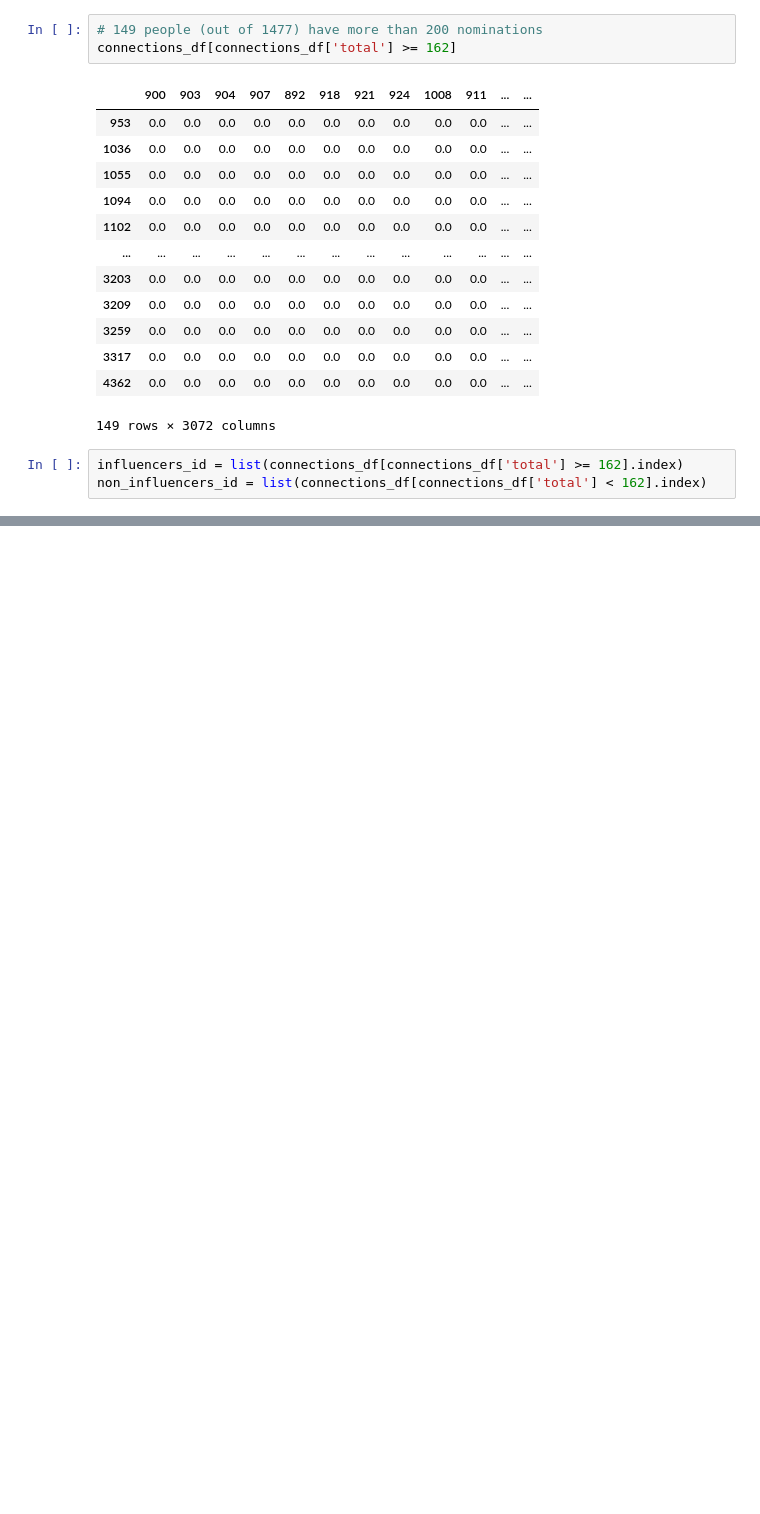
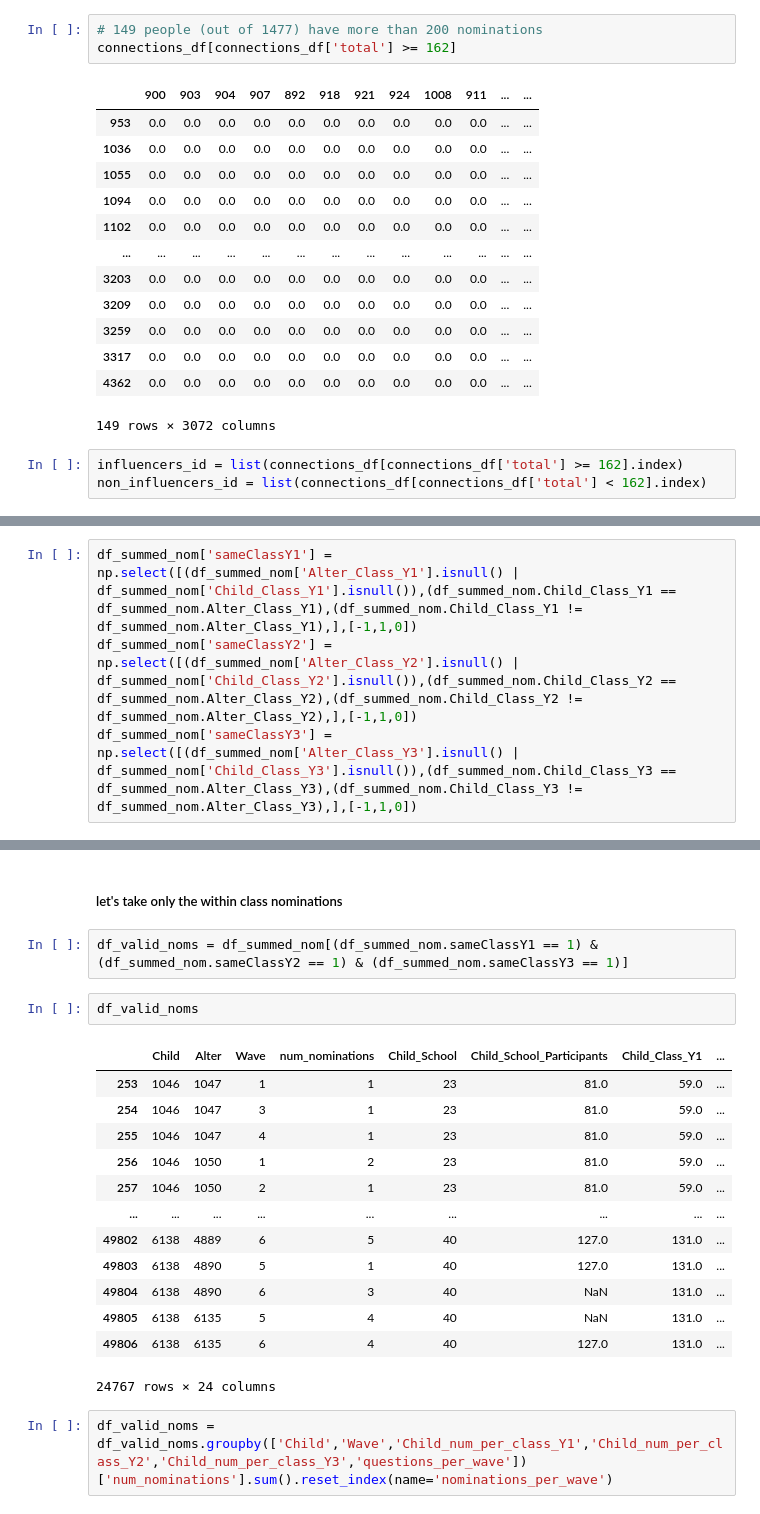
Before and after one commit to MovezNetwork/InfluencersPrediction, a Jupyter notebook: notebooks/EDA_Influencers.ipynb, the cells around one changed output, grey strips where cells are left out. Drawn from its saved outputs; the diff is of its cells as text; blank space fills up the shorter version.

```diff
--- a/notebooks/EDA_Influencers.ipynb
+++ b/notebooks/EDA_Influencers.ipynb
@@ -170,0 +380,4 @@ non_influencers_id = list(connections_df[connections_df['total'] < 162].index)
+# %%
+df_summed_nom['sameClassY1'] = np.select([(df_summed_nom['Alter_Class_Y1'].isnull() | df_summed_nom['Child_Class_Y1'].isnull()),(df_summed_nom.Child_Class_Y1 == df_summed_nom.Alter_Class_Y1),(df_summed_nom.Child_Class_Y1 != df_summed_nom.Alter_Class_Y1),],[-1,1,0])
+df_summed_nom['sameClassY2'] = np.select([(df_summed_nom['Alter_Class_Y2'].isnull() | df_summed_nom['Child_Class_Y2'].isnull()),(df_summed_nom.Child_Class_Y2 == df_summed_nom.Alter_Class_Y2),(df_summed_nom.Child_Class_Y2 != df_summed_nom.Alter_Class_Y2),],[-1,1,0])
+df_summed_nom['sameClassY3'] = np.select([(df_summed_nom['Alter_Class_Y3'].isnull() | df_summed_nom['Child_Class_Y3'].isnull()),(df_summed_nom.Child_Class_Y3 == df_summed_nom.Alter_Class_Y3),(df_summed_nom.Child_Class_Y3 != df_summed_nom.Alter_Class_Y3),],[-1,1,0])
@@ -170,0 +402,22 @@ non_influencers_id = list(connections_df[connections_df['total'] < 162].index)
+# %% [markdown]
+##### let's take only the within class nominations
+# %%
+df_valid_noms = df_summed_nom[(df_summed_nom.sameClassY1 == 1) & (df_summed_nom.sameClassY2 == 1) & (df_summed_nom.sameClassY3 == 1)]
+# %%
+df_valid_noms
+# %% [output]
+|  | Child | Alter | Wave | num_nominations | Child_School | Child_School_Participants | Child_Class_Y1 | ... |
+| 253 | 1046 | 1047 | 1 | 1 | 23 | 81.0 | 59.0 | ... |
+| 254 | 1046 | 1047 | 3 | 1 | 23 | 81.0 | 59.0 | ... |
+| 255 | 1046 | 1047 | 4 | 1 | 23 | 81.0 | 59.0 | ... |
+| 256 | 1046 | 1050 | 1 | 2 | 23 | 81.0 | 59.0 | ... |
+| 257 | 1046 | 1050 | 2 | 1 | 23 | 81.0 | 59.0 | ... |
+| ... | ... | ... | ... | ... | ... | ... | ... | ... |
+| 49802 | 6138 | 4889 | 6 | 5 | 40 | 127.0 | 131.0 | ... |
+| 49803 | 6138 | 4890 | 5 | 1 | 40 | 127.0 | 131.0 | ... |
+| 49804 | 6138 | 4890 | 6 | 3 | 40 | NaN | 131.0 | ... |
+| 49805 | 6138 | 6135 | 5 | 4 | 40 | NaN | 131.0 | ... |
+| 49806 | 6138 | 6135 | 6 | 4 | 40 | 127.0 | 131.0 | ... |
+24767 rows × 24 columns
+# %%
+df_valid_noms = df_valid_noms.groupby(['Child','Wave','Child_num_per_class_Y1','Child_num_per_class_Y2','Child_num_per_class_Y3','questions_per_wave'])['num_nominations'].sum().reset_index(name='nominations_per_wave')
```
Also changed, not shown: parts of 26 cells of this notebook.
